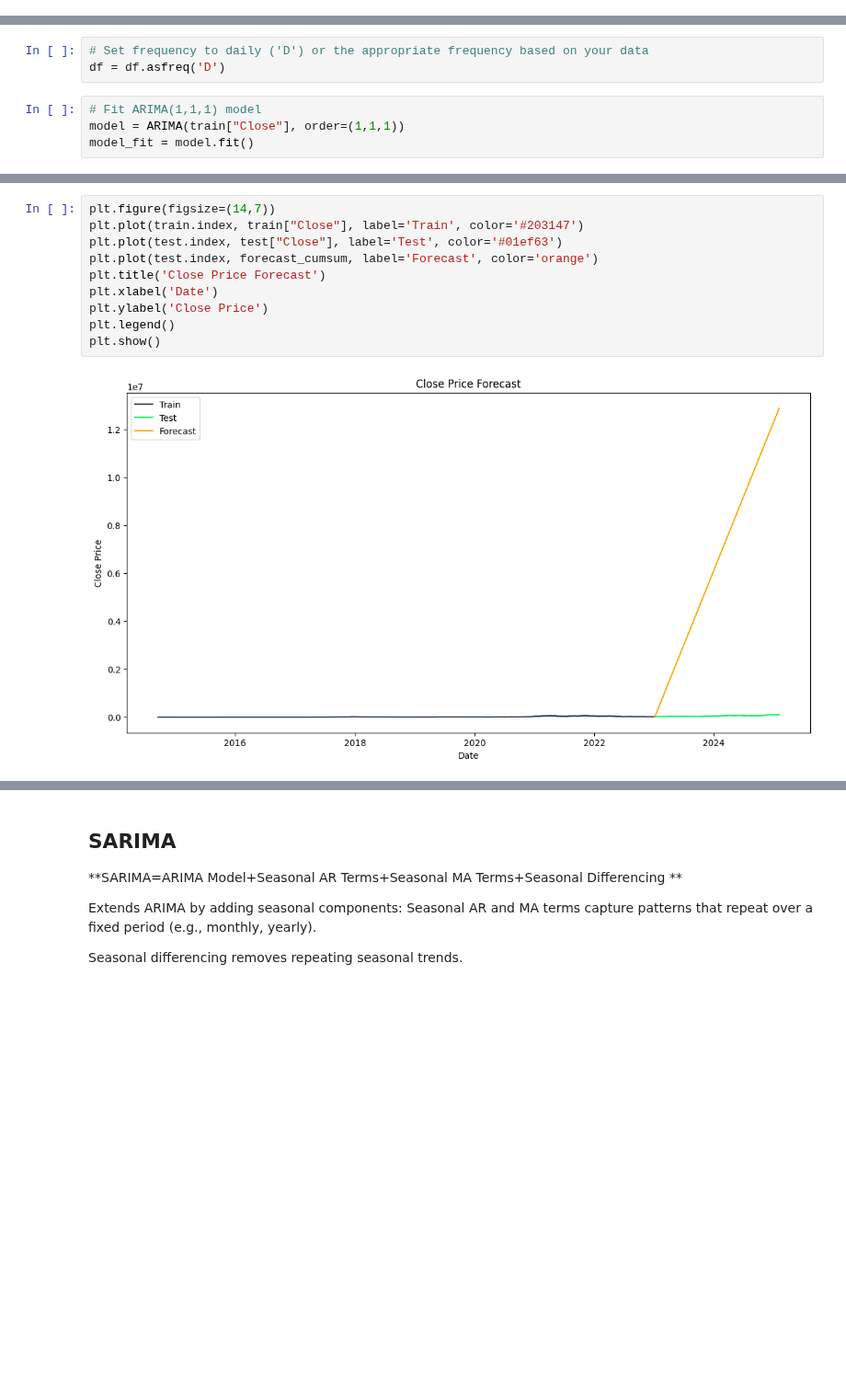
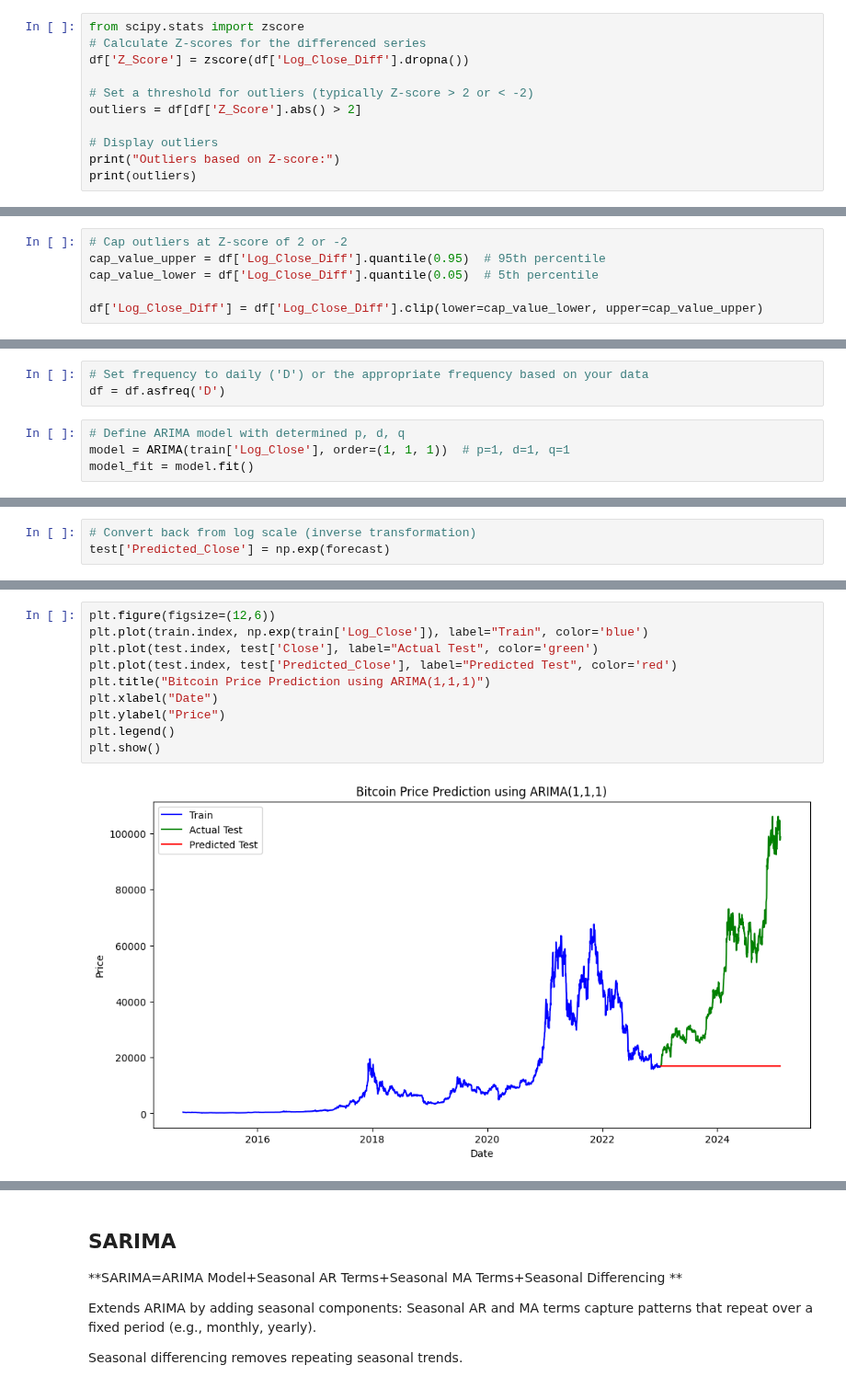
Before and after one commit to bonareri/Cryptocurrency-Price-Prediction-, a Jupyter notebook: arima_sarima_model.ipynb, the cells around one changed output, grey strips where cells are left out. Shown at 92% size. Cells and saved outputs as stored; diff of their text form; blank space fills up the shorter version.

```diff
--- a/arima_sarima_model.ipynb
+++ b/arima_sarima_model.ipynb
@@ -186,0 +206,11 @@ plt.show()
+# %%
+from scipy.stats import zscore
+# Calculate Z-scores for the differenced series
+df['Z_Score'] = zscore(df['Log_Close_Diff'].dropna())
+
+# Set a threshold for outliers (typically Z-score > 2 or < -2)
+outliers = df[df['Z_Score'].abs() > 2]
+
+# Display outliers
+print("Outliers based on Z-score:")
+print(outliers)
@@ -186,0 +248,6 @@ plt.show()
+# %%
+# Cap outliers at Z-score of 2 or -2
+cap_value_upper = df['Log_Close_Diff'].quantile(0.95)  # 95th percentile
+cap_value_lower = df['Log_Close_Diff'].quantile(0.05)  # 5th percentile
+
+df['Log_Close_Diff'] = df['Log_Close_Diff'].clip(lower=cap_value_lower, upper=cap_value_upper)
@@ -281,8 +379,8 @@ Since differencing was required to make the data stationary, an **ARIMA(1,1,1) m
 # Set frequency to daily ('D') or the appropriate frequency based on your data
 df = df.asfreq('D')
 # %%
-# Fit ARIMA(1,1,1) model
-model = ARIMA(train["Close"], order=(1,1,1))
+# Define ARIMA model with determined p, d, q
+model = ARIMA(train['Log_Close'], order=(1, 1, 1))  # p=1, d=1, q=1
 model_fit = model.fit()
 # %%
 #print summary
@@ -342,0 +447,3 @@ forecast_cumsum = forecast.cumsum() + train["Close"].iloc[-1]
+# %%
+# Convert back from log scale (inverse transformation)
+test['Predicted_Close'] = np.exp(forecast)
@@ -343,12 +463,12 @@ forecast_cumsum = forecast.cumsum() + train["Close"].iloc[-1]
 # %%
-plt.figure(figsize=(14,7))
-plt.plot(train.index, train["Close"], label='Train', color='#203147')
-plt.plot(test.index, test["Close"], label='Test', color='#01ef63')
-plt.plot(test.index, forecast_cumsum, label='Forecast', color='orange')
-plt.title('Close Price Forecast')
-plt.xlabel('Date')
-plt.ylabel('Close Price')
+plt.figure(figsize=(12,6))
+plt.plot(train.index, np.exp(train['Log_Close']), label="Train", color='blue')
+plt.plot(test.index, test['Close'], label="Actual Test", color='green')
+plt.plot(test.index, test['Predicted_Close'], label="Predicted Test", color='red')
+plt.title("Bitcoin Price Prediction using ARIMA(1,1,1)")
+plt.xlabel("Date")
+plt.ylabel("Price")
 plt.legend()
 plt.show()
 # %% [output]
-[figure, old version]
+[figure, new version]
```
Also changed, not shown: parts of 56 cells of this notebook.
